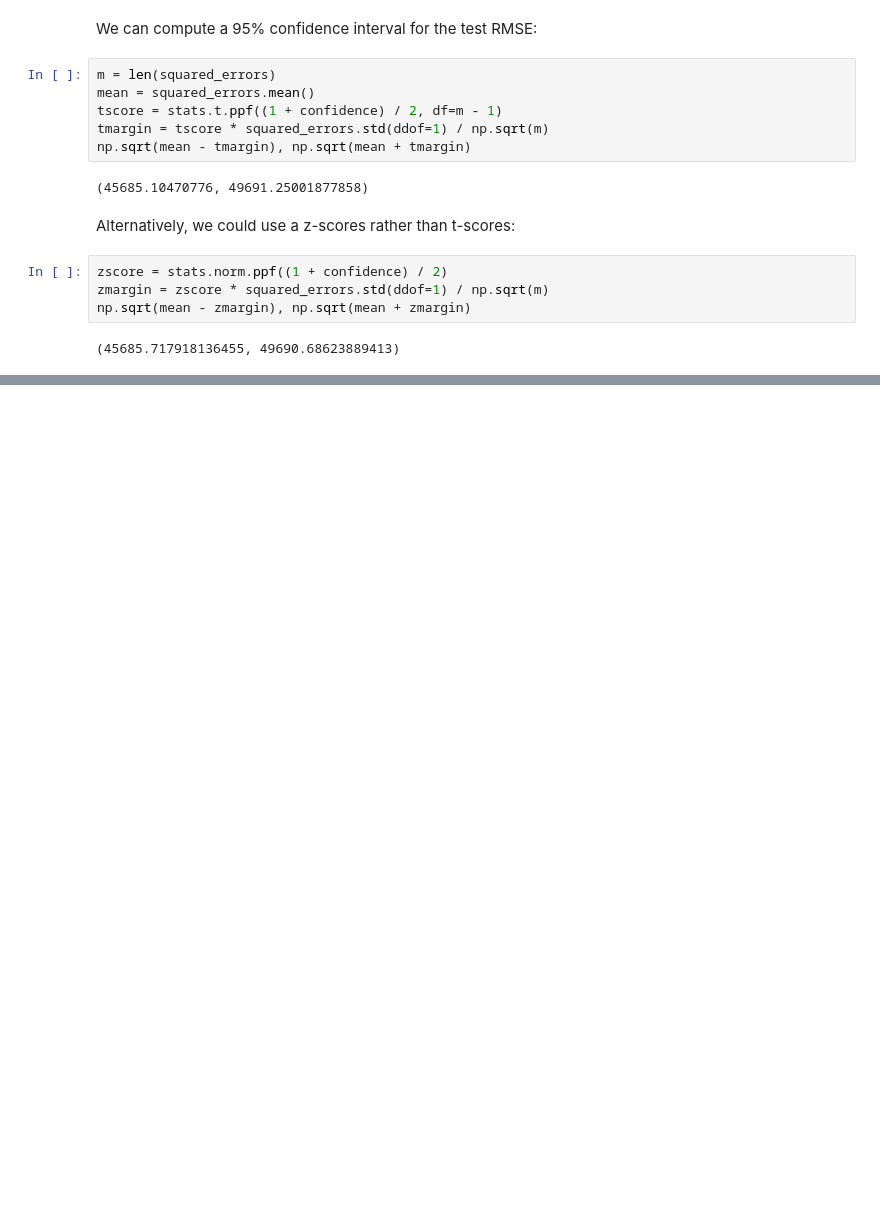
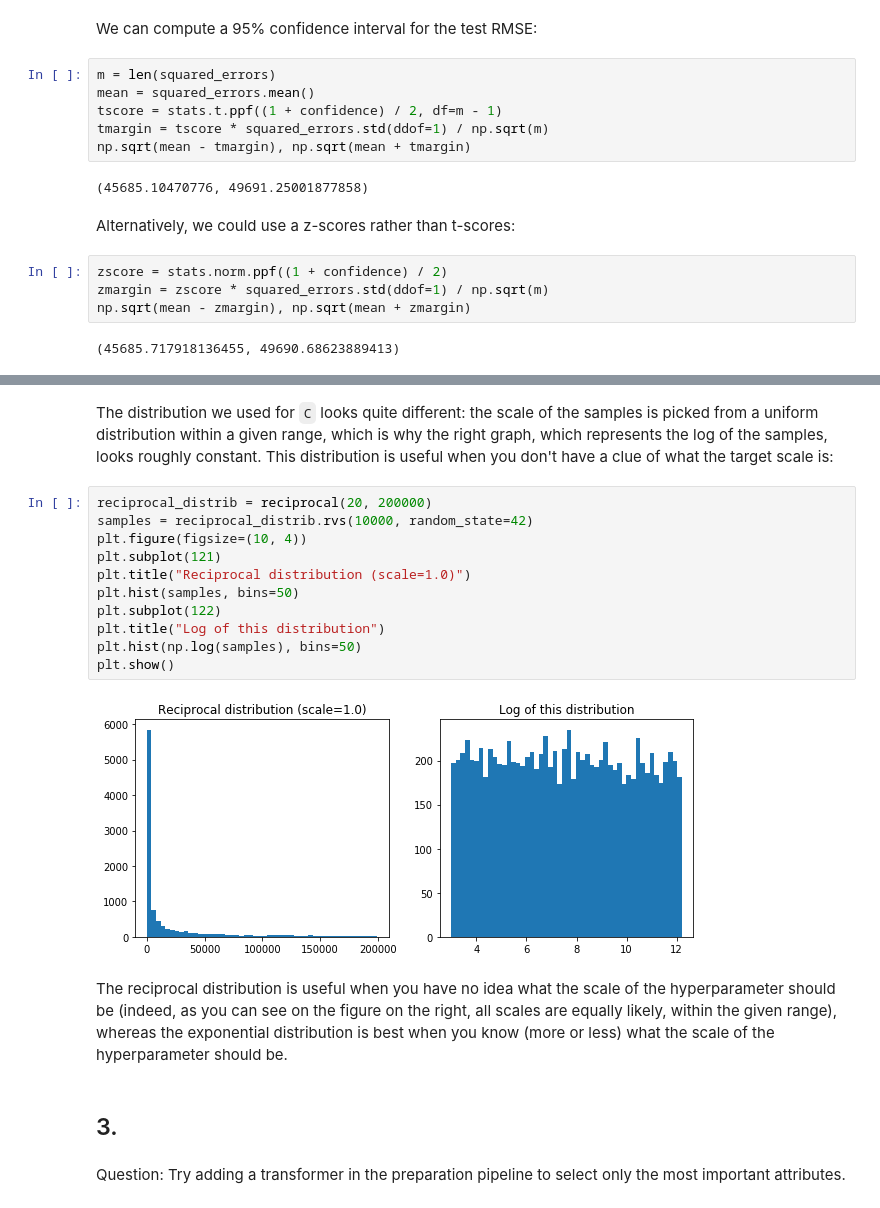
Before and after one commit to bimri/handsonml, a Jupyter notebook: Housing.ipynb, the cells around one changed output, grey strips where cells are left out. Drawn from its saved outputs; the diff is of its cells as text; blank space fills up the shorter version.

```diff
--- a/Housing.ipynb
+++ b/Housing.ipynb
@@ -942,0 +1134,21 @@ np.sqrt(mean - zmargin), np.sqrt(mean + zmargin)
+# %% [markdown]
+The distribution we used for `C` looks quite different: the scale of the samples is picked from a uniform distribution within a given range, which is why the right graph, which represents the log of the samples, looks roughly constant. This distribution is useful when you don't have a clue of what the target scale is:
+# %%
+reciprocal_distrib = reciprocal(20, 200000)
+samples = reciprocal_distrib.rvs(10000, random_state=42)
+plt.figure(figsize=(10, 4))
+plt.subplot(121)
+plt.title("Reciprocal distribution (scale=1.0)")
+plt.hist(samples, bins=50)
+plt.subplot(122)
+plt.title("Log of this distribution")
+plt.hist(np.log(samples), bins=50)
+plt.show()
+# %% [output]
+[figure, added]
+# %% [markdown]
+The reciprocal distribution is useful when you have no idea what the scale of the hyperparameter should be (indeed, as you can see on the figure on the right, all scales are equally likely, within the given range), whereas the exponential distribution is best when you know (more or less) what the scale of the hyperparameter should be.
+# %% [markdown]
+## 3.
+# %% [markdown]
+Question: Try adding a transformer in the preparation pipeline to select only the most important attributes.
```
Also changed, not shown: parts of 57 cells of this notebook.
